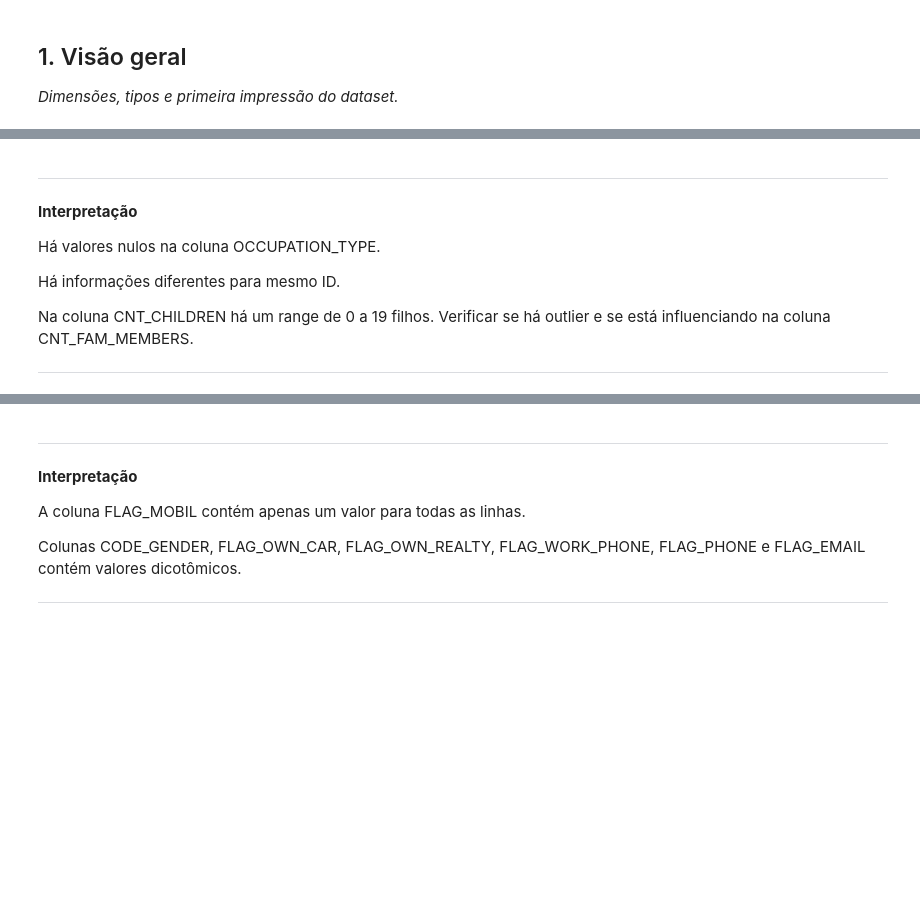
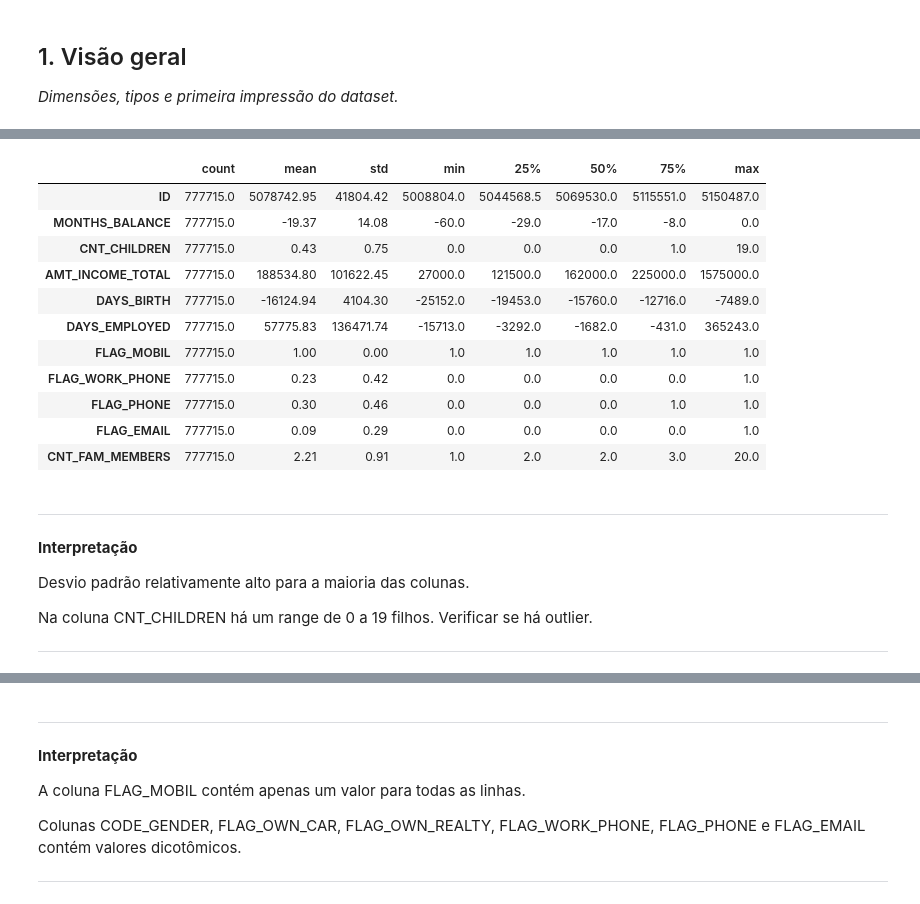
Before and after one commit to dianafismed/postech-tech-challenge-fase2, a Jupyter notebook: notebooks/01_eda.ipynb, the cells around one changed output, grey strips where cells are left out. Saved outputs shown, nothing was run; the diff lists cells and outputs as text; code cells hidden in the pictures; blank space fills up the shorter version.

```diff
--- a/notebooks/01_eda.ipynb
+++ b/notebooks/01_eda.ipynb
@@ -43,3 +79,16 @@ df.shape
 # %%
-df.info()
-df.describe().T
+# Análise estatística
+df.describe().T.round(2)
+# %% [output]
+|  | count | mean | std | min | 25% | 50% | 75% | max |
+| ID | 777715.0 | 5078742.95 | 41804.42 | 5008804.0 | 5044568.5 | 5069530.0 | 5115551.0 | 5150487.0 |
+| MONTHS_BALANCE | 777715.0 | -19.37 | 14.08 | -60.0 | -29.0 | -17.0 | -8.0 | 0.0 |
+| CNT_CHILDREN | 777715.0 | 0.43 | 0.75 | 0.0 | 0.0 | 0.0 | 1.0 | 19.0 |
+| AMT_INCOME_TOTAL | 777715.0 | 188534.80 | 101622.45 | 27000.0 | 121500.0 | 162000.0 | 225000.0 | 1575000.0 |
+| DAYS_BIRTH | 777715.0 | -16124.94 | 4104.30 | -25152.0 | -19453.0 | -15760.0 | -12716.0 | -7489.0 |
+| DAYS_EMPLOYED | 777715.0 | 57775.83 | 136471.74 | -15713.0 | -3292.0 | -1682.0 | -431.0 | 365243.0 |
+| FLAG_MOBIL | 777715.0 | 1.00 | 0.00 | 1.0 | 1.0 | 1.0 | 1.0 | 1.0 |
+| FLAG_WORK_PHONE | 777715.0 | 0.23 | 0.42 | 0.0 | 0.0 | 0.0 | 0.0 | 1.0 |
+| FLAG_PHONE | 777715.0 | 0.30 | 0.46 | 0.0 | 0.0 | 0.0 | 1.0 | 1.0 |
+| FLAG_EMAIL | 777715.0 | 0.09 | 0.29 | 0.0 | 0.0 | 0.0 | 0.0 | 1.0 |
+| CNT_FAM_MEMBERS | 777715.0 | 2.21 | 0.91 | 1.0 | 2.0 | 2.0 | 3.0 | 20.0 |
@@ -49,9 +96,10 @@ df.head()
 ________________________________________________________________________________________________________________________________
 **Interpretação**
 
-Há valores nulos na coluna OCCUPATION_TYPE.
+Desvio padrão relativamente alto para a maioria das colunas.
 
-Há informações diferentes para mesmo ID.
+Na coluna CNT_CHILDREN há um range de 0 a 19 filhos.
+Verificar se há outlier.
 
-Na coluna CNT_CHILDREN há um range de 0 a 19 filhos. Verificar se há outlier e se está influenciando na coluna CNT_FAM_MEMBERS.
+
 ________________________________________________________________________________________________________________________________
```
Also changed, not shown: parts of 33 cells of this notebook, 1 other file.
